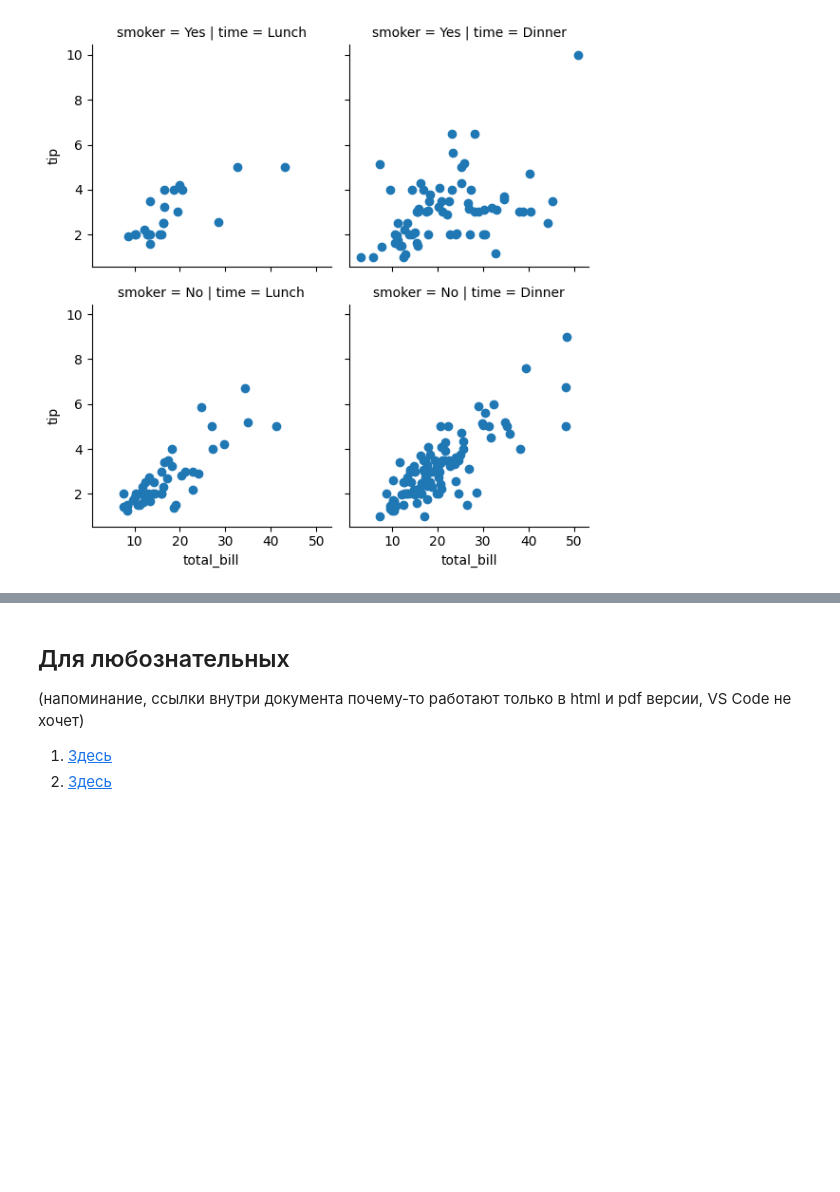
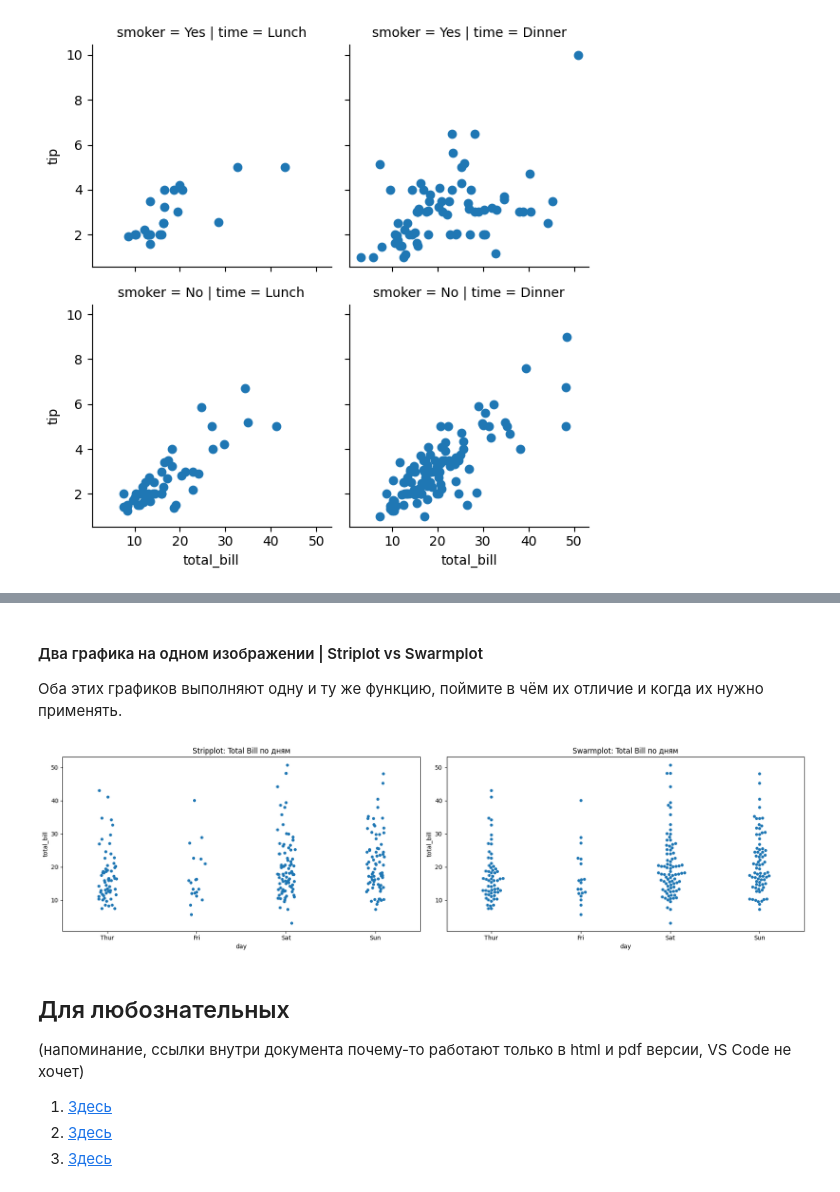
Before and after one commit to dragondangun/em_ml, a Jupyter notebook: 4. Matplotlib и Seaborn/Plots.ipynb, the cells around one changed output, grey strips where cells are left out. Drawn from its saved outputs; the diff is of its cells as text; code cells hidden in the pictures; blank space fills up the shorter version.

```diff
--- a/4. Matplotlib и Seaborn/Plots.ipynb
+++ b/4. Matplotlib и Seaborn/Plots.ipynb
@@ -508,3 +546,19 @@ plt.show()
+# %% [markdown]
+#### Два графика на одном изображении | Striplot vs Swarmplot
+
+Оба этих графиков выполняют одну и ту же функцию, поймите в чём их отличие и когда их нужно применять.
+# %%
+fig, axes = plt.subplots(1, 2, figsize=(18, 5))
+
+sns.stripplot(x="day", y="total_bill", data=tips, ax=axes[0])
+sns.swarmplot(x="day", y="total_bill", data=tips, ax=axes[1])
+
+axes[0].set_title("Stripplot: Total Bill по дням")
+axes[1].set_title("Swarmplot: Total Bill по дням")
+
+plt.tight_layout()
+# %% [output]
+[figure, added]
 # %% [markdown]
 ## Для любознательных
 
@@ -512,3 +566,4 @@ plt.show()
 
 1. [Здесь](#for_curious1)
 1. [Здесь](#for_curious2)
+1. [Здесь](#for_curious3)
```
Also changed, not shown: parts of 9 cells of this notebook, 2 other files.
